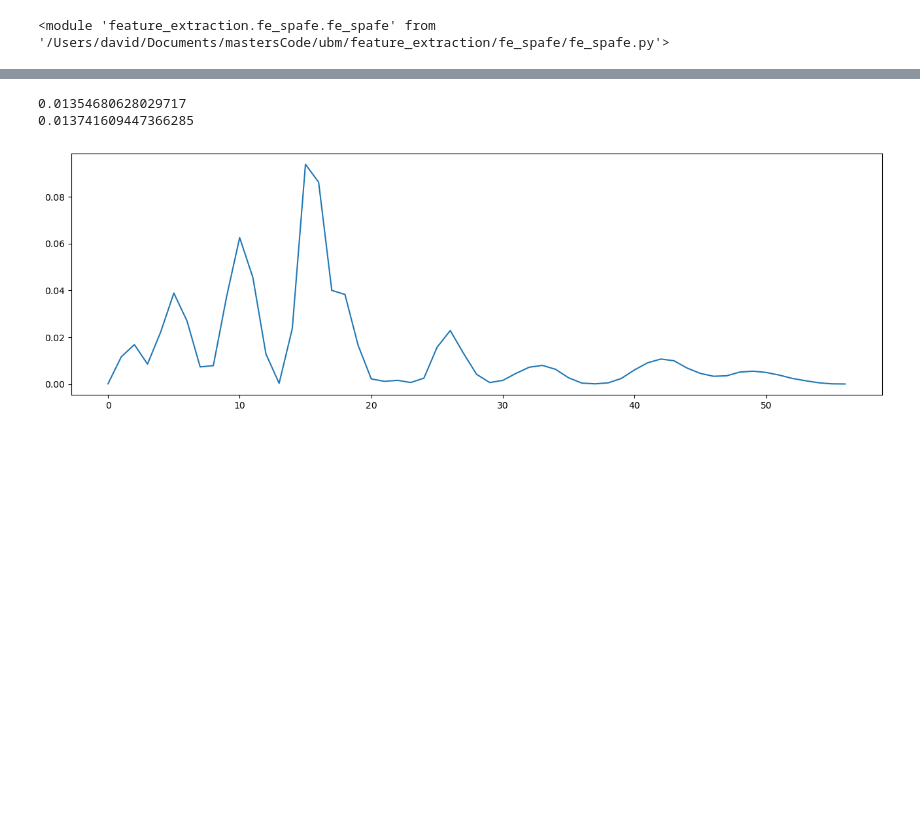
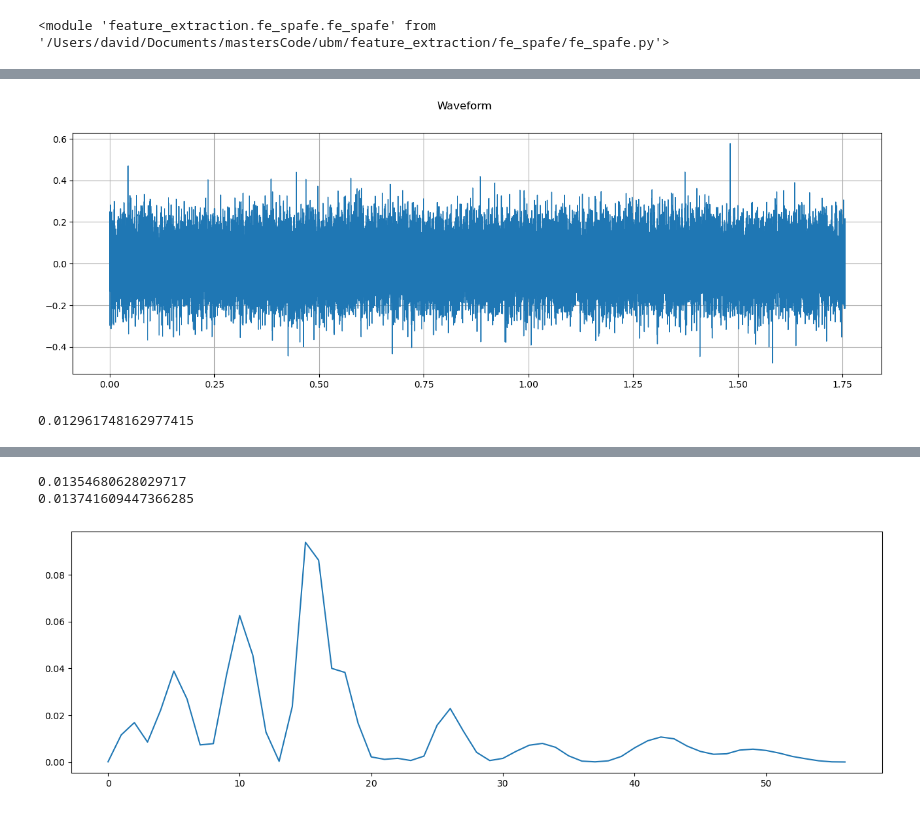
Before and after one commit to Davidjames9610/ubm, a Jupyter notebook: my_torch/tuts2/torch_transforms_demo.ipynb, the cells around one changed output, grey strips where cells are left out. Saved outputs shown, nothing was run; the diff lists cells and outputs as text; code cells hidden in the pictures; blank space fills up the shorter version.

```diff
--- a/my_torch/tuts2/torch_transforms_demo.ipynb
+++ b/my_torch/tuts2/torch_transforms_demo.ipynb
@@ -80,0 +111,11 @@ transform_test.plot_play_noise()
+# %%
+# define noise file
+import matplotlib.pyplot as plt
+import utils
+import torch
+noise = torch.tensor(np.random.normal(0, np.sqrt(0.013), transformed_audio.size(1))[np.newaxis, ...])
+tio.plot_waveform(noise)
+utils.get_average_power(noise)
+# %% [output]
+[figure, added]
+0.012961748162977415
```
Also changed, not shown: parts of 10 cells of this notebook, 12 other files.
